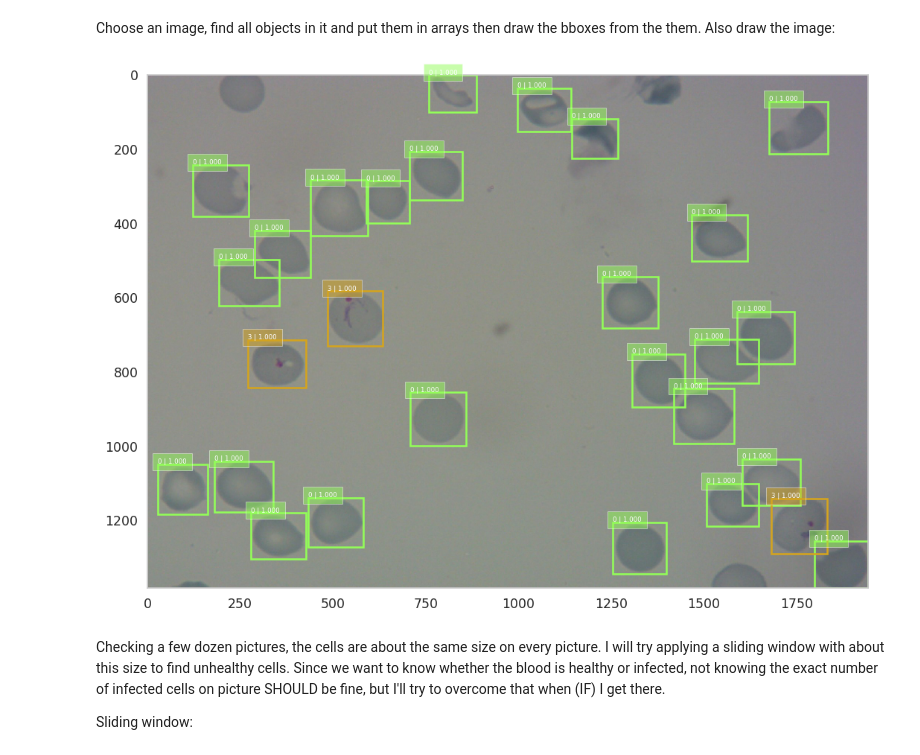
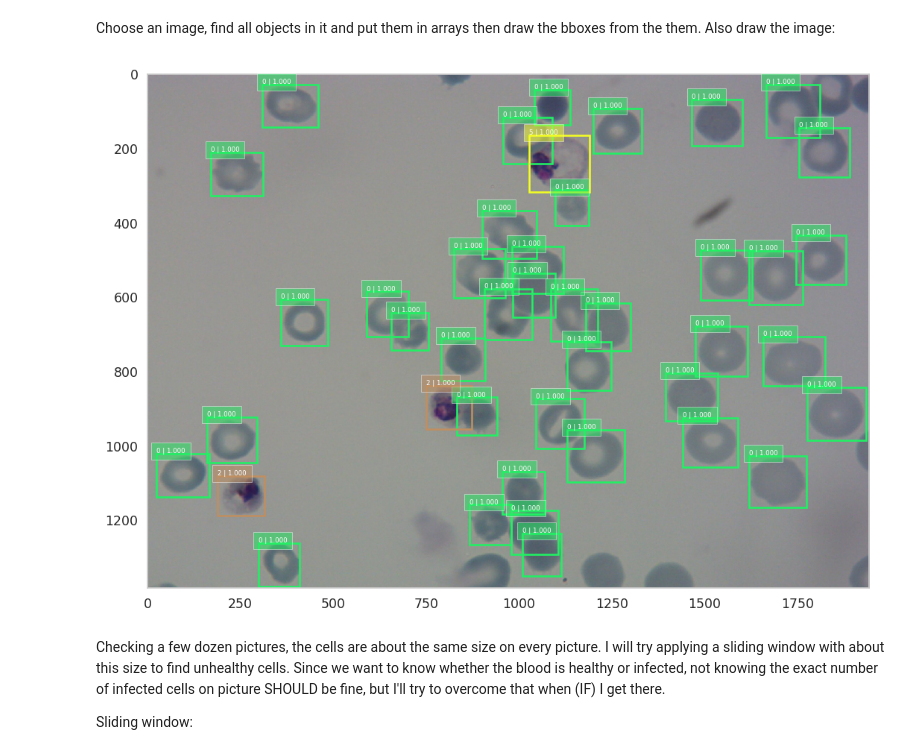
Before and after one commit to Lasulux/Midterm_Project, a Jupyter notebook: Malaria.ipynb, the cells around one changed output. Saved outputs shown, nothing was run; the diff lists cells and outputs as text; code cells hidden in the pictures.

```diff
--- a/Malaria.ipynb
+++ b/Malaria.ipynb
@@ -138,29 +147,29 @@ test_df.sample(5)
 # %% [markdown]
 Choose an image, find all objects in it and put them in arrays then draw the bboxes from the them. Also draw the image:
 # %%
-test_row = test_df.iloc[8]
+test_row = test_df.iloc[12]
 def show_image_boxes(in_row, ax=None):
     c_img = imread('drive/My Drive/malaria-bounding-boxes/malaria/malaria/' + in_row['path'])
     lab_img = np.zeros((c_img.shape[0], c_img.shape[1]), dtype='int')
     classes=[]
     scores=[]
     bboxes=[]
     for c_obj in in_row['objects']:
         bbx1 = c_obj['bounding_box']['minimum']['r']/lab_img.shape[0]
         bby1 = c_obj['bounding_box']['minimum']['c']/lab_img.shape[1]
         bbx2 = c_obj['bounding_box']['maximum']['r']/lab_img.shape[0]
         bby2 = c_obj['bounding_box']['maximum']['c']/lab_img.shape[1]
         classes.append(cat_to_num(c_obj['category']))
         scores.append(1.00)
         bboxes.append([bbx1,bby1,bbx2,bby2])
     bboxes=np.array(bboxes)
     classes=np.array(classes)
     scores=np.array(scores)
     bboxes=np.reshape(bboxes,(-1,4))
     plt_bboxes(c_img, classes, scores, bboxes)
 show_image_boxes(test_row)
 # %% [output]
-[figure, old version]
+[figure, new version]
 # %% [markdown]
 Checking a few dozen pictures, the cells are about the same size on every picture. I will try applying a sliding window with about this size to find unhealthy cells. Since we want to know whether the blood is healthy or infected, not knowing the exact number of infected cells on picture SHOULD be fine, but I'll try to overcome that when (IF) I get there.
 
```
Also changed, not shown: parts of 17 cells of this notebook.
